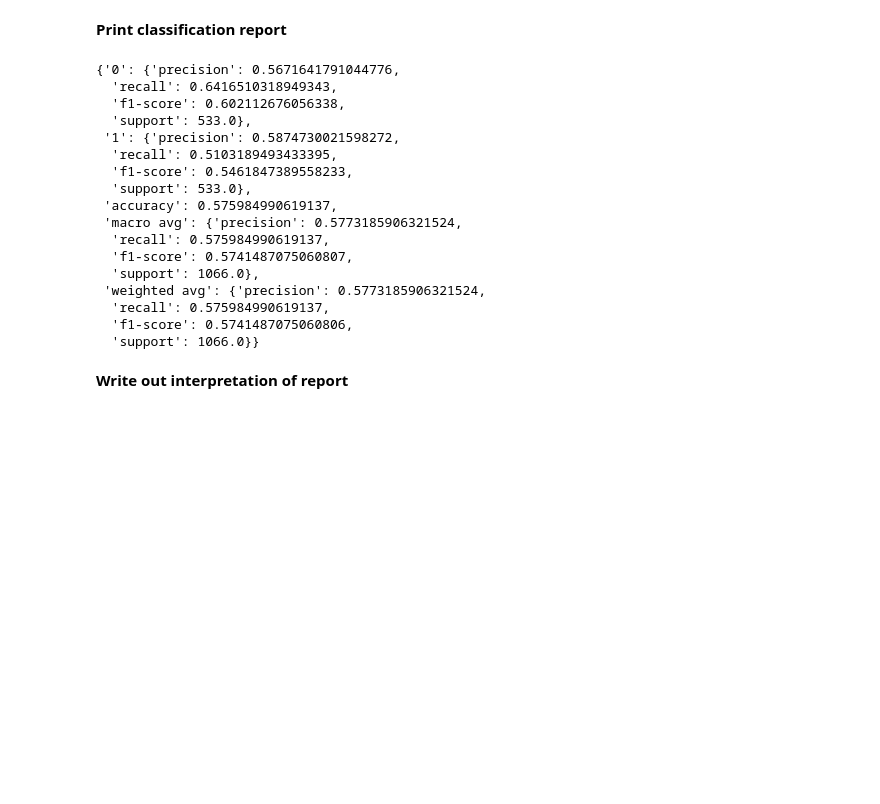
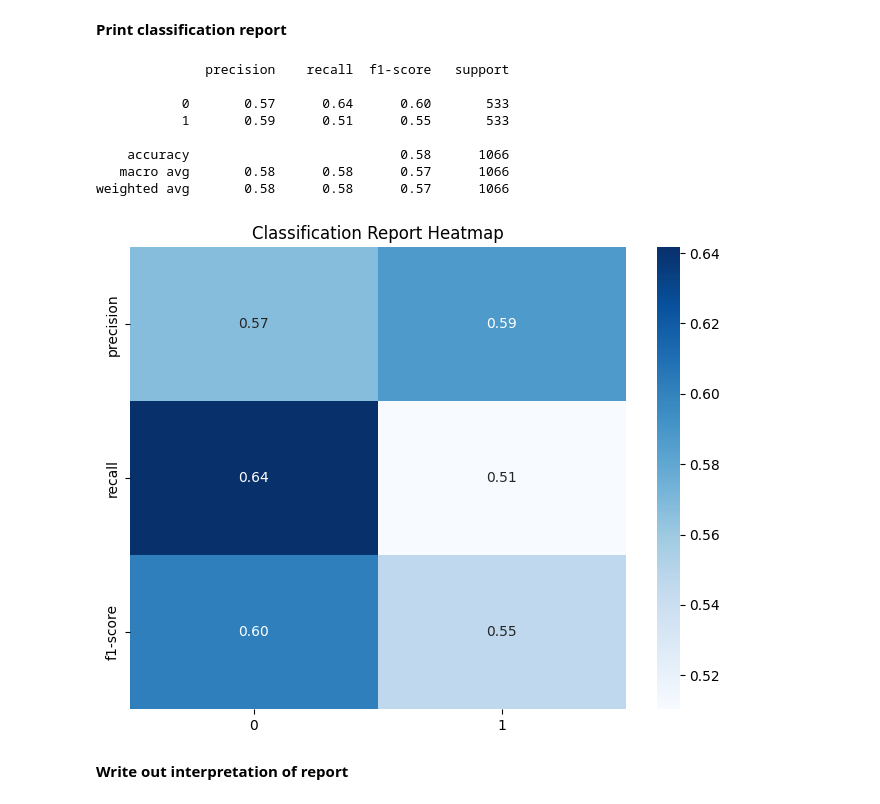
Before and after one commit to marimcmurtrie/NLP, a Jupyter notebook: Mari_McMurtrie_Lab_3_Text_Classification.ipynb, the cells around one changed output. Saved outputs shown, nothing was run; the diff lists cells and outputs as text; code cells hidden in the pictures; blank space fills up the shorter version.

```diff
--- a/Mari_McMurtrie_Lab_3_Text_Classification.ipynb
+++ b/Mari_McMurtrie_Lab_3_Text_Classification.ipynb
@@ -124,9 +131,10 @@ df_train.tail()
 # %% [markdown]
 **Vectorize text via bag of words or tf-idf (set max_features to 100)**
 # %%
+# I use TF-IDF
 tfidfVectorizer = TfidfVectorizer(max_features=100)
-Xt = tfidfVectorizer.fit_transform(df_train['normalized'])
-print(Xt)
+tf_document_term_metrics = tfidfVectorizer.fit_transform(df_train['normalized'])
+print(tf_document_term_metrics)
 # %% [output]
 <Compressed Sparse Row sparse matrix of dtype 'float64'
         with 19076 stored elements and shape (8530, 100)>
@@ -148,6 +156,6 @@ print(Xt)
 # %% [markdown]
 **Fit a logistic regression model**
 # %%
-lr_model = LogisticRegression(solver='liblinear', random_state=42)
-lr_model.fit(Xt, df_train['label'])
+lr_model = LogisticRegression(solver='lbfgs', max_iter=1000)
+lr_model.fit(tf_document_term_metrics, df_train['label'])
 # %% [output]
@@ -167,24 +175,34 @@ Number of label prediction: 1066
 # %% [markdown]
 **Print classification report**
 # %%
-classification_report(df_test['label'], predictions, output_dict=True)
+report_dict = classification_report(df_test['label'], predictions, output_dict=True)
+#print(report_dict)
+
+report_metrics = classification_report(df_test['label'], predictions)
+print(report_metrics)
 # %% [output]
-{'0': {'precision': 0.5671641791044776,
-  'recall': 0.6416510318949343,
-  'f1-score': 0.602112676056338,
-  'support': 533.0},
- '1': {'precision': 0.5874730021598272,
-  'recall': 0.5103189493433395,
-  'f1-score': 0.5461847389558233,
-  'support': 533.0},
- 'accuracy': 0.575984990619137,
- 'macro avg': {'precision': 0.5773185906321524,
-  'recall': 0.575984990619137,
-  'f1-score': 0.5741487075060807,
-  'support': 1066.0},
- 'weighted avg': {'precision': 0.5773185906321524,
-  'recall': 0.575984990619137,
-  'f1-score': 0.5741487075060806,
-  'support': 1066.0}}
+              precision    recall  f1-score   support
+
+           0       0.57      0.64      0.60       533
+           1       0.59      0.51      0.55       533
+
+    accuracy                           0.58      1066
+   macro avg       0.58      0.58      0.57      1066
+weighted avg       0.58      0.58      0.57      1066
+# %%
+# I want to visualize
+import pandas as pd
+import seaborn as sns
+import matplotlib.pyplot as plt
+
+df_report = pd.DataFrame(report_dict).transpose()
+df_report = df_report.drop(columns='support')
+
+plt.figure(figsize=(8, 6))
+sns.heatmap(df_report.iloc[:-3, :].T, annot=True, cmap='Blues', fmt=".2f")
+plt.title('Classification Report Heatmap')
+plt.show()
+# %% [output]
+[figure, added]
 # %% [markdown]
 **Write out interpretation of report**
```
Also changed, not shown: parts of 9 cells of this notebook.
